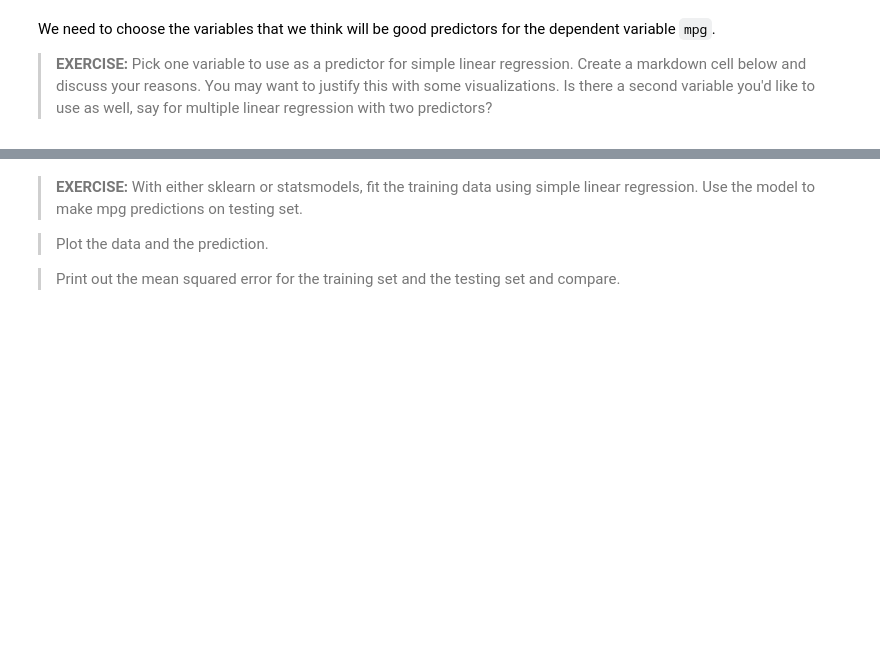
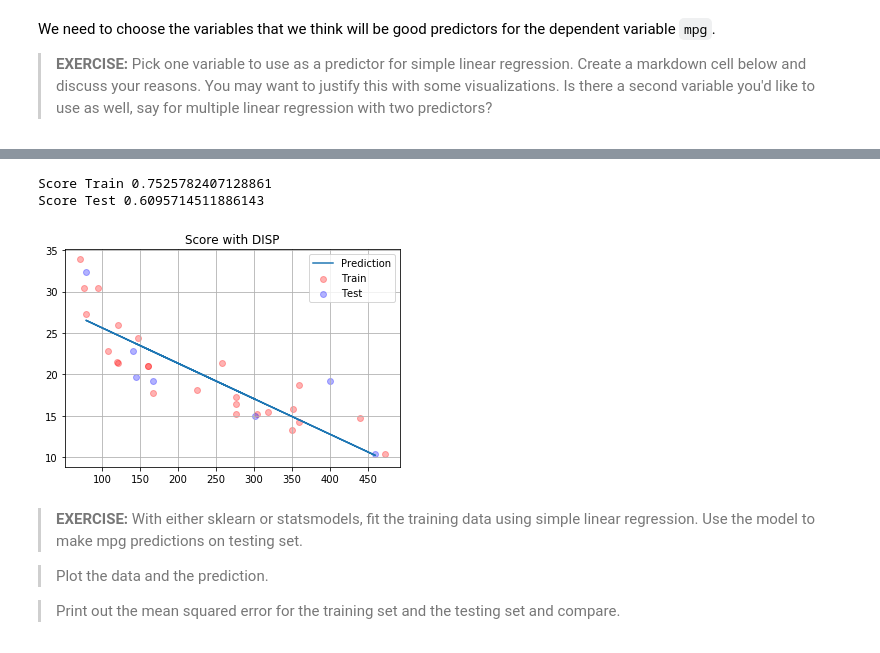
Before and after one commit to WillArevalo/LML2018-URosario, a Jupyter notebook: Labs/Lab2/Lab2_LML2018_unsolved.ipynb, the cells around one changed output, grey strips where cells are left out. Saved outputs shown, nothing was run; the diff lists cells and outputs as text; code cells hidden in the pictures; blank space fills up the shorter version.

```diff
--- a/Labs/Lab2/Lab2_LML2018_unsolved.ipynb
+++ b/Labs/Lab2/Lab2_LML2018_unsolved.ipynb
@@ -508,3 +528,18 @@ We need to choose the variables that we think will be good predictors for the de
+# %%
+model = LinearRegression().fit(traindf[["disp"]], traindf["mpg"])
+mpgfit = model.predict(testdf[["disp"]])
+plt.scatter(traindf["disp"], traindf["mpg"], c="r", alpha=0.3, label='Train')
+plt.scatter(testdf["disp"], testdf["mpg"], c="b", alpha=0.3, label='Test')
+plt.grid(True)
+plt.plot(testdf["disp"], mpgfit, label="Prediction")
+plt.title("Score with DISP")
+plt.legend();
+print("Score Train {}".format(model.score(traindf[["disp"]],traindf["mpg"])))
+print("Score Test {}".format(model.score(testdf[["disp"]],testdf["mpg"])))
+# %% [output]
+Score Train 0.7525782407128861
+Score Test 0.6095714511886143
+[figure, added]
 # %% [markdown]
 > **EXERCISE:** With either sklearn or statsmodels, fit the training data using simple linear regression.  Use the model to make mpg predictions on testing set.
 
```
Also changed, not shown: parts of 19 cells of this notebook.
